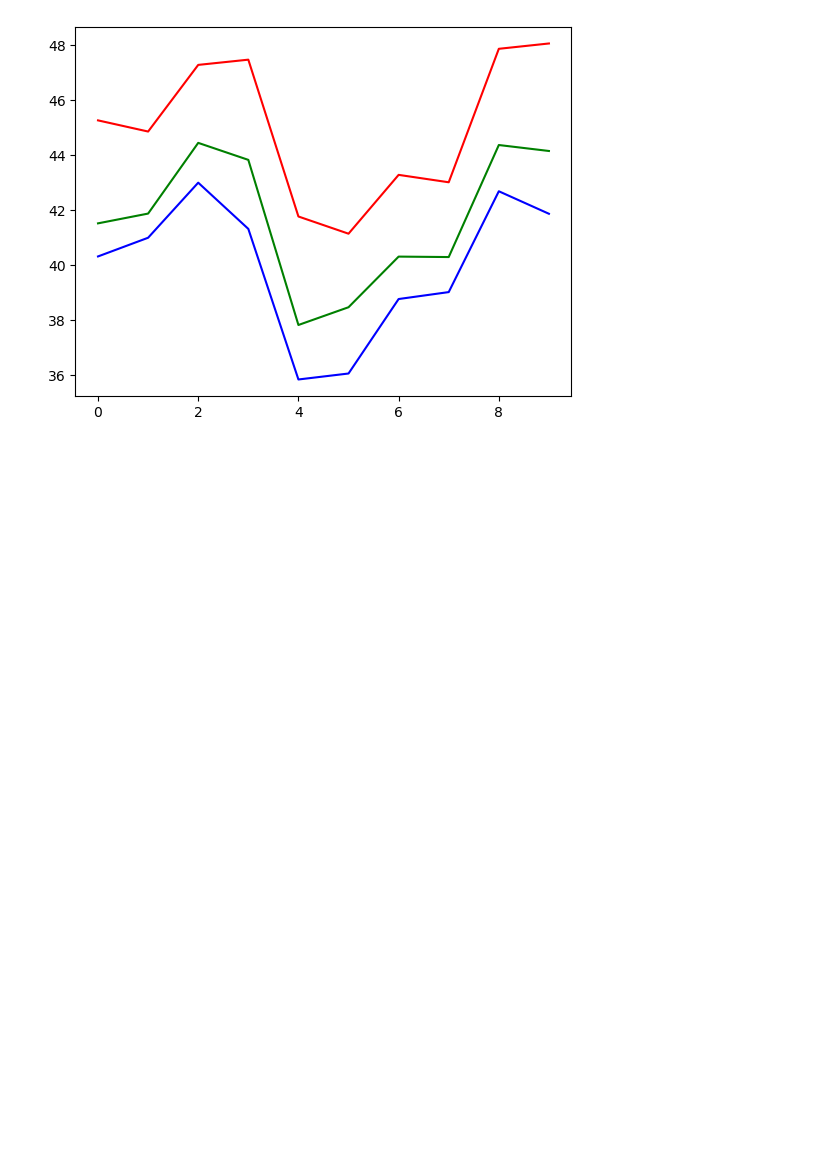
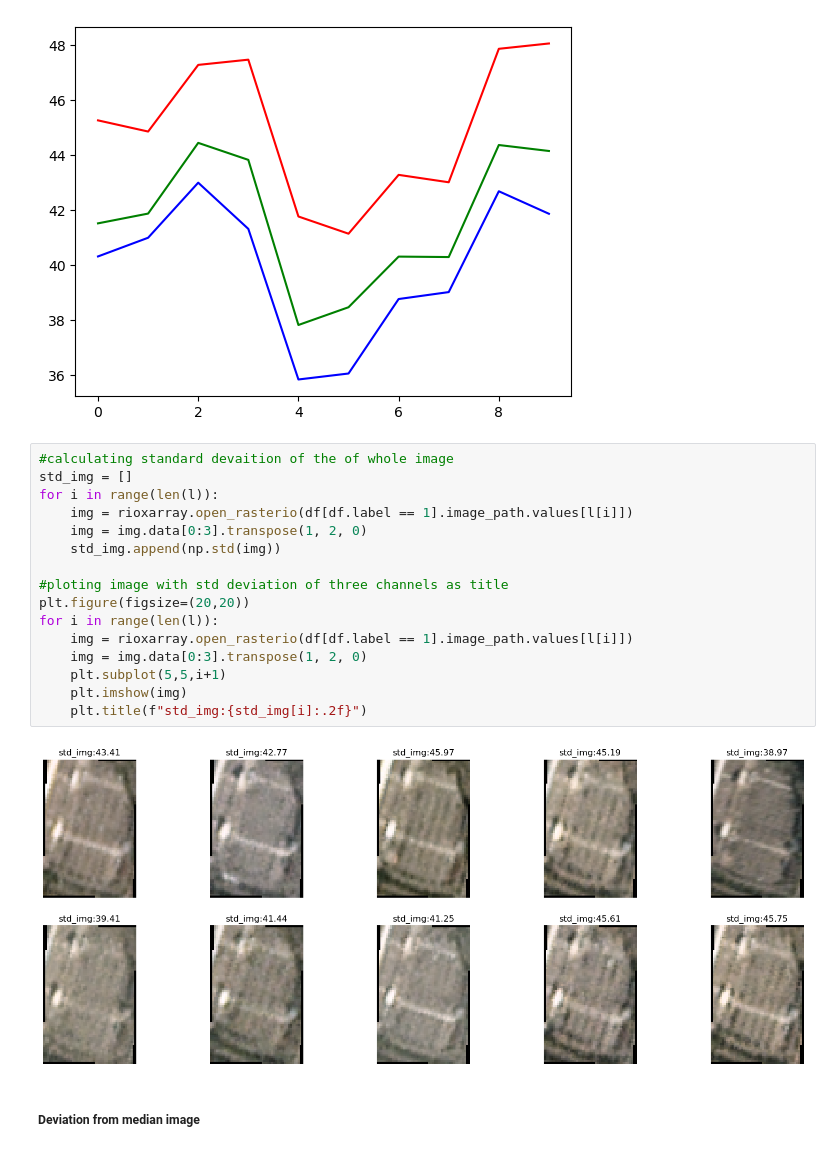
Before and after one commit to akansh12/LR-car_detect_research, a Jupyter notebook: notebooks/variance.ipynb, the cells around one changed output. Saved outputs shown, nothing was run; the diff lists cells and outputs as text; blank space fills up the shorter version.

```diff
--- a/notebooks/variance.ipynb
+++ b/notebooks/variance.ipynb
@@ -163,3 +165,23 @@ plt.plot(std_b, label='std_b', color='blue')
 # %% [output]
 [<matplotlib.lines.Line2D at 0x...>]
 [figure]
+# %%
+#calculating standard devaition of the of whole image
+std_img = []
+for i in range(len(l)):
+    img = rioxarray.open_rasterio(df[df.label == 1].image_path.values[l[i]])
+    img = img.data[0:3].transpose(1, 2, 0)
+    std_img.append(np.std(img))
+
+#ploting image with std deviation of three channels as title
+plt.figure(figsize=(20,20))
+for i in range(len(l)):
+    img = rioxarray.open_rasterio(df[df.label == 1].image_path.values[l[i]])
+    img = img.data[0:3].transpose(1, 2, 0)
+    plt.subplot(5,5,i+1)
+    plt.imshow(img)
+    plt.title(f"std_img:{std_img[i]:.2f}")
+# %% [output]
+[figure, added]
+# %% [markdown]
+##### Deviation from median image
```
Also changed, not shown: parts of 5 cells of this notebook.
